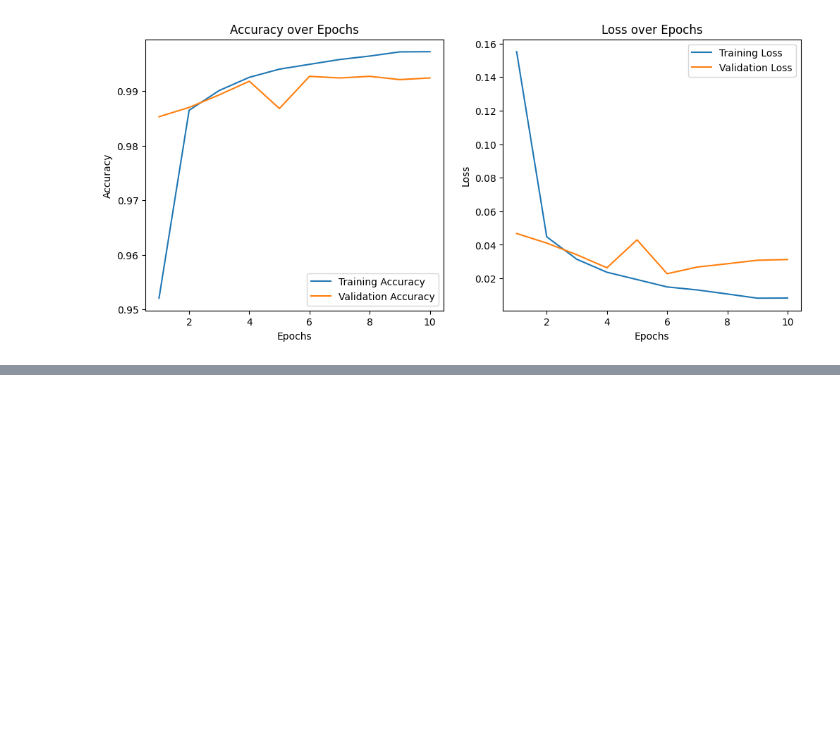
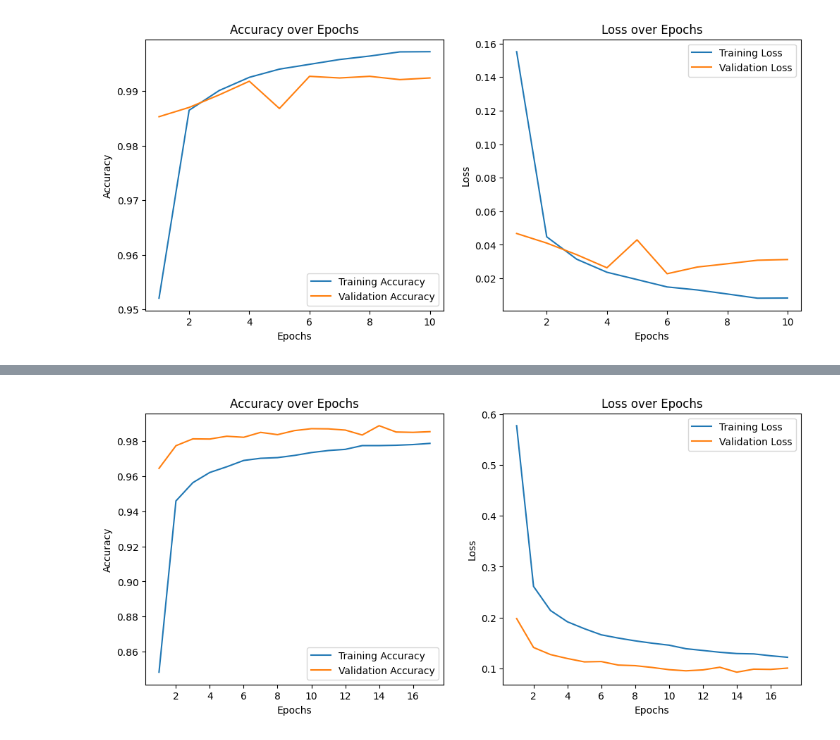
Before and after one commit to shamail-123/Neural-Network-Visualizer-in-3D-using-OpenGL, a Jupyter notebook: code.ipynb, the cells around one changed output, grey strips where cells are left out. Drawn from its saved outputs; the diff is of its cells as text; code cells hidden in the pictures; blank space fills up the shorter version.

Commit message:
improved model training

```diff
--- a/code.ipynb
+++ b/code.ipynb
@@ -128,0 +129,17 @@ Improved model by added dropout layer and using early stoping to avoid overfitti
+# %%
+datagen = ImageDataGenerator(
+    rotation_range=15,
+    width_shift_range=0.1,
+    height_shift_range=0.1,
+    zoom_range=0.1
+)
+#add an channel as Image Data Generator expect a 4D tensor with shape
+x_train_normalize = x_train_normalize.reshape((-1, 28, 28, 1))
+x_test_normalize=x_test_normalize.reshape((-1, 28, 28, 1))
+
+plt.figure(figsize=(10,5))
+for i in range(6):
+        plt.subplot(2, 3, i+1)
+        plt.imshow(x_train_normalize[i], cmap="gray")
+        plt.axis("off")
+plt.show()
@@ -128,0 +208,34 @@ Improved model by added dropout layer and using early stoping to avoid overfitti
+# %%
+import matplotlib.pyplot as plt
+
+# Extract values from history
+acc = history.history['accuracy']            # training accuracy
+val_acc = history.history['val_accuracy']    # validation accuracy
+loss = history.history['loss']               # training loss
+val_loss = history.history['val_loss']       # validation loss
+
+epochs_range = range(1, len(acc) + 1)
+
+plt.figure(figsize=(12, 5))
+
+# Plot Accuracy
+plt.subplot(1, 2, 1)
+plt.plot(epochs_range, acc, label="Training Accuracy")
+plt.plot(epochs_range, val_acc, label="Validation Accuracy")
+plt.xlabel("Epochs")
+plt.ylabel("Accuracy")
+plt.title("Accuracy over Epochs")
+plt.legend()
+
+# Plot Loss
+plt.subplot(1, 2, 2)
+plt.plot(epochs_range, loss, label="Training Loss")
+plt.plot(epochs_range, val_loss, label="Validation Loss")
+plt.xlabel("Epochs")
+plt.ylabel("Loss")
+plt.title("Loss over Epochs")
+plt.legend()
+
+plt.show()
+# %% [output]
+[figure, added]
```
Also changed, not shown: parts of 3 cells of this notebook.
